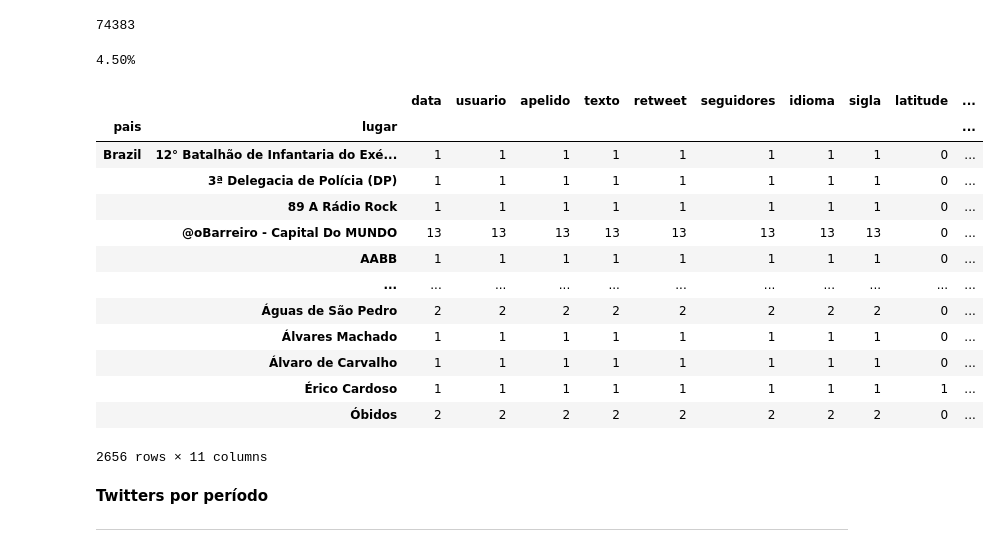
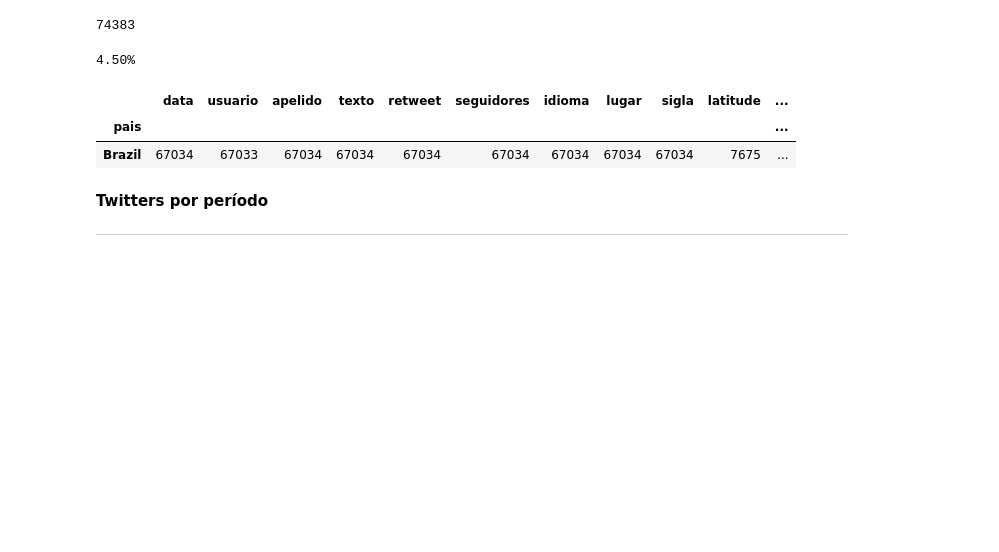
Before and after one commit to pauloigorms/covid-twitter-pecd, a Jupyter notebook: Programacao_Ciencia_Dados.ipynb, the cells around one changed output. Saved outputs shown, nothing was run; the diff lists cells and outputs as text; code cells hidden in the pictures; blank space fills up the shorter version.

```diff
--- a/Programacao_Ciencia_Dados.ipynb
+++ b/Programacao_Ciencia_Dados.ipynb
@@ -135,25 +155,14 @@ calc_percente(value=raw_data['lugar'].count(), total=raw_data.texto.count())
 4.50%
 # %%
 # Total por país
-raw_data[raw_data.pais == 'Brazil'].groupby('pais').count()
-
+filter = raw_data[raw_data.pais == 'Brazil'].groupby('pais').count()
+filter.head()
 # Total por estado
-raw_data[raw_data.pais == 'Brazil'].groupby(['pais', 'lugar']).count() #.head(2)
+# raw_data[raw_data.pais == 'Brazil'].groupby(['pais', 'lugar']).count() #.head(2)
 # %% [output]
-|  |  | data | usuario | apelido | texto | retweet | seguidores | idioma | sigla | latitude | ... |
-| pais | lugar |  |  |  |  |  |  |  |  |  | ... |
-| Brazil | 12° Batalhão de Infantaria do Exé... | 1 | 1 | 1 | 1 | 1 | 1 | 1 | 1 | 0 | ... |
-|  | 3ª Delegacia de Polícia (DP) | 1 | 1 | 1 | 1 | 1 | 1 | 1 | 1 | 0 | ... |
-|  | 89 A Rádio Rock | 1 | 1 | 1 | 1 | 1 | 1 | 1 | 1 | 0 | ... |
-|  | @oBarreiro - Capital Do MUNDO | 13 | 13 | 13 | 13 | 13 | 13 | 13 | 13 | 0 | ... |
-|  | AABB | 1 | 1 | 1 | 1 | 1 | 1 | 1 | 1 | 0 | ... |
-|  | ... | ... | ... | ... | ... | ... | ... | ... | ... | ... | ... |
-|  | Águas de São Pedro | 2 | 2 | 2 | 2 | 2 | 2 | 2 | 2 | 0 | ... |
-|  | Álvares Machado | 1 | 1 | 1 | 1 | 1 | 1 | 1 | 1 | 0 | ... |
-|  | Álvaro de Carvalho | 1 | 1 | 1 | 1 | 1 | 1 | 1 | 1 | 0 | ... |
-|  | Érico Cardoso | 1 | 1 | 1 | 1 | 1 | 1 | 1 | 1 | 1 | ... |
-|  | Óbidos | 2 | 2 | 2 | 2 | 2 | 2 | 2 | 2 | 0 | ... |
+|  | data | usuario | apelido | texto | retweet | seguidores | idioma | lugar | sigla | latitude | ... |
+| pais |  |  |  |  |  |  |  |  |  |  | ... |
+| Brazil | 67034 | 67033 | 67034 | 67034 | 67034 | 67034 | 67034 | 67034 | 67034 | 7675 | ... |
-2656 rows × 11 columns
 # %% [markdown]
 **Twitters por período**
 
```
Also changed, not shown: parts of 22 cells of this notebook.
